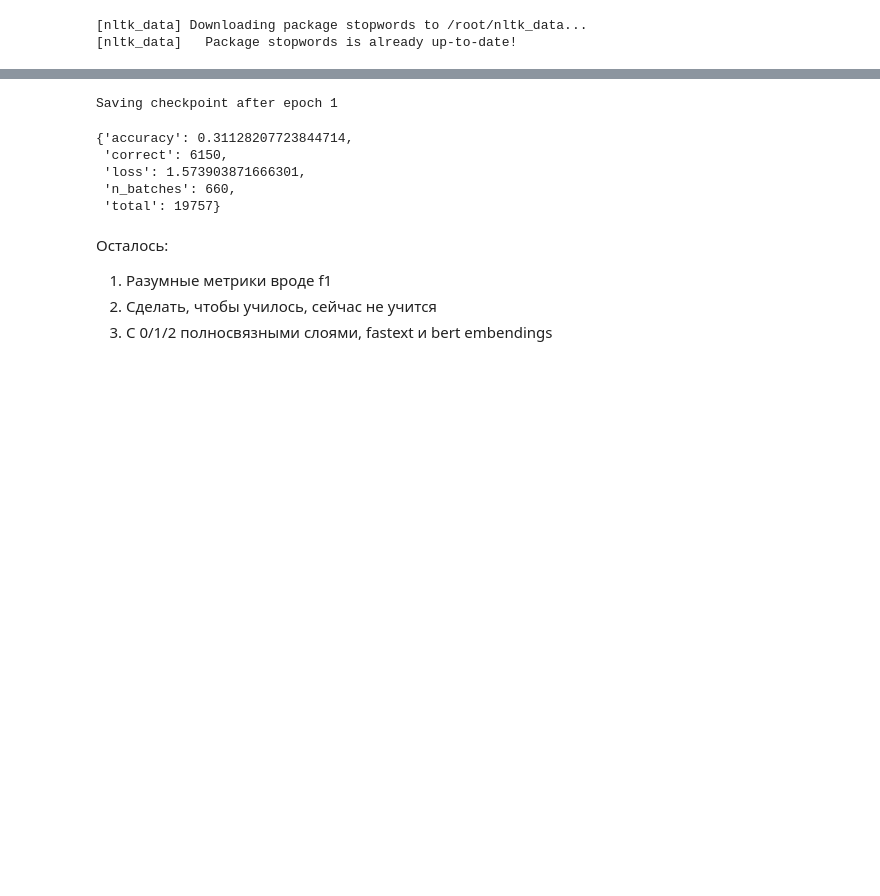
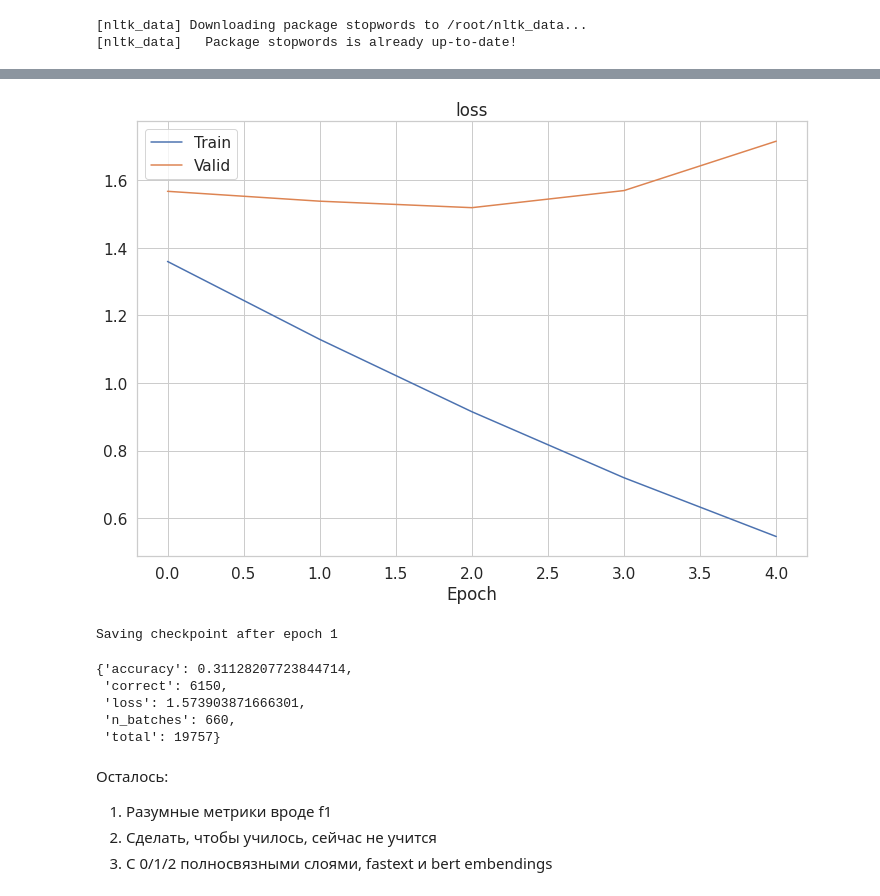
Before and after one commit to PasechnikDarya/RAAI-NLP-Project, a Jupyter notebook: topic_classifier.ipynb, the cells around one changed output, grey strips where cells are left out. Saved outputs shown, nothing was run; the diff lists cells and outputs as text; code cells hidden in the pictures; blank space fills up the shorter version.

```diff
--- a/topic_classifier.ipynb
+++ b/topic_classifier.ipynb
@@ -261,11 +266,11 @@ def freeze_embeddings(model, req_grad=False):
 
 def measure_quality(y_test, y_pred):
     accuracy = accuracy_score(y_test, y_pred)
-    print("accuracy: {:.2f}".format(100 * accuracy))
-    precision, recall, f_score, _ = precision_recall_fscore_support(y_test, y_pred)
-    print("precision: {:.2f}(positive), {:.2f}(negative)".format(*(100 * precision)))
-    print("recall: {:.2f}(positive), {:.2f}(negative)".format(*(100 * recall)))
-    print("F1-score: {:.2f}(positive), {:.2f}(negative)".format(*(100 * f_score)))
+    print("accuracy: {:.2f}".format(accuracy))
+    precision, recall, f_score, _ = precision_recall_fscore_support(y_test, y_pred, average='weighted')
+    print("precision: {:.2f}".format(precision))
+    print("recall: {:.2f}".format(recall))
+    print("F1-score: {:.2f}".format(f_score))
     return {"accuracy": accuracy, "precision": precision, "recall": recall, "F1": f_score}
 # %%
 from tqdm.notebook import tqdm, trange
@@ -339,7 +369,7 @@ set(train_dataset.labels)
 device = "cuda" if torch.cuda.is_available() else "cpu"
 
 model = LSTMModel(len(label2idx), embed_size=glove_model.vector_size, vocab_size=len(glove_vocab.vocab)).to(device)
-criterion = nn.CrossEntropyLoss()
+criterion = nn.CrossEntropyLoss(weight=torch.Tensor(1 / frequencies).to(device))
 optimizer = torch.optim.Adam(model.parameters(), lr=1e-3)
 
 num_epochs = 5
@@ -365,4 +407,4 @@ model.embedding.weight[0]
 loaders = {'train': BatchDataLoader(train_dataset, device="cuda:0", batch_size=30),
            'test': BatchDataLoader(test_dataset, device="cuda:0", batch_size=30)}
 # %%
-training_freeze(model, criterion, optimizer, num_epochs, loaders, max_grad_norm)
+history = training_freeze(model, criterion, optimizer, num_epochs, loaders, max_grad_norm)
@@ -369,3 +429,13 @@ training_freeze(model, criterion, optimizer, num_epochs, loaders, max_grad_norm)
+# %%
+plt.figure(figsize=(12, 8))
+plt.plot(np.arange(len(history['train_loss'])), history['train_loss'], label='Train')
+plt.plot(np.arange(len(history['val_loss'])), history['val_loss'], label='Valid')
+plt.xlabel('Epoch')
+plt.title('loss')
+plt.legend()
+plt.show()
+# %% [output]
+[figure, added]
 # %%
 class LSTMModel(nn.Module):
     def __init__(self, num_classes, embed_size, vocab_size, hidden_size=128, mean=False):
```
Also changed, not shown: parts of 19 cells of this notebook.
